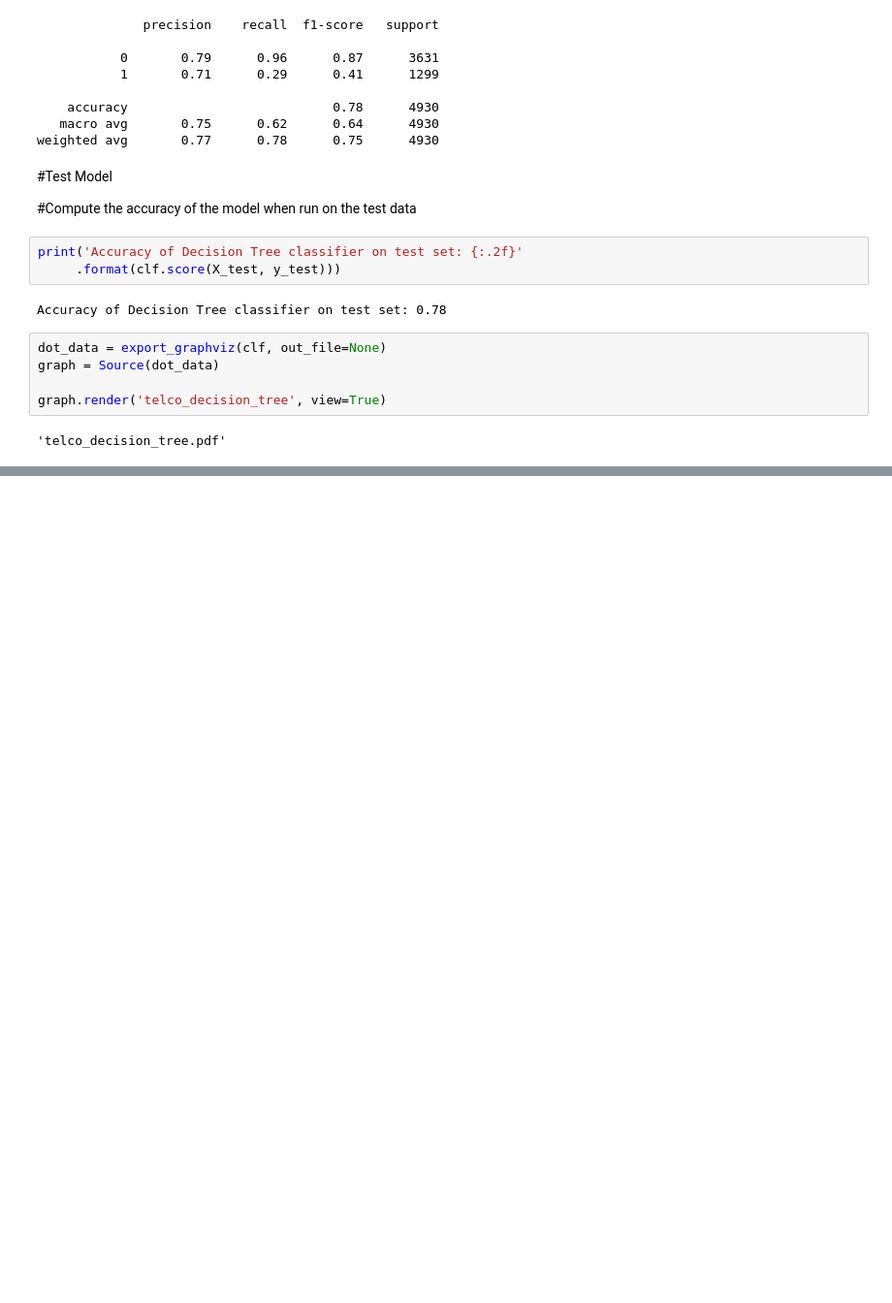
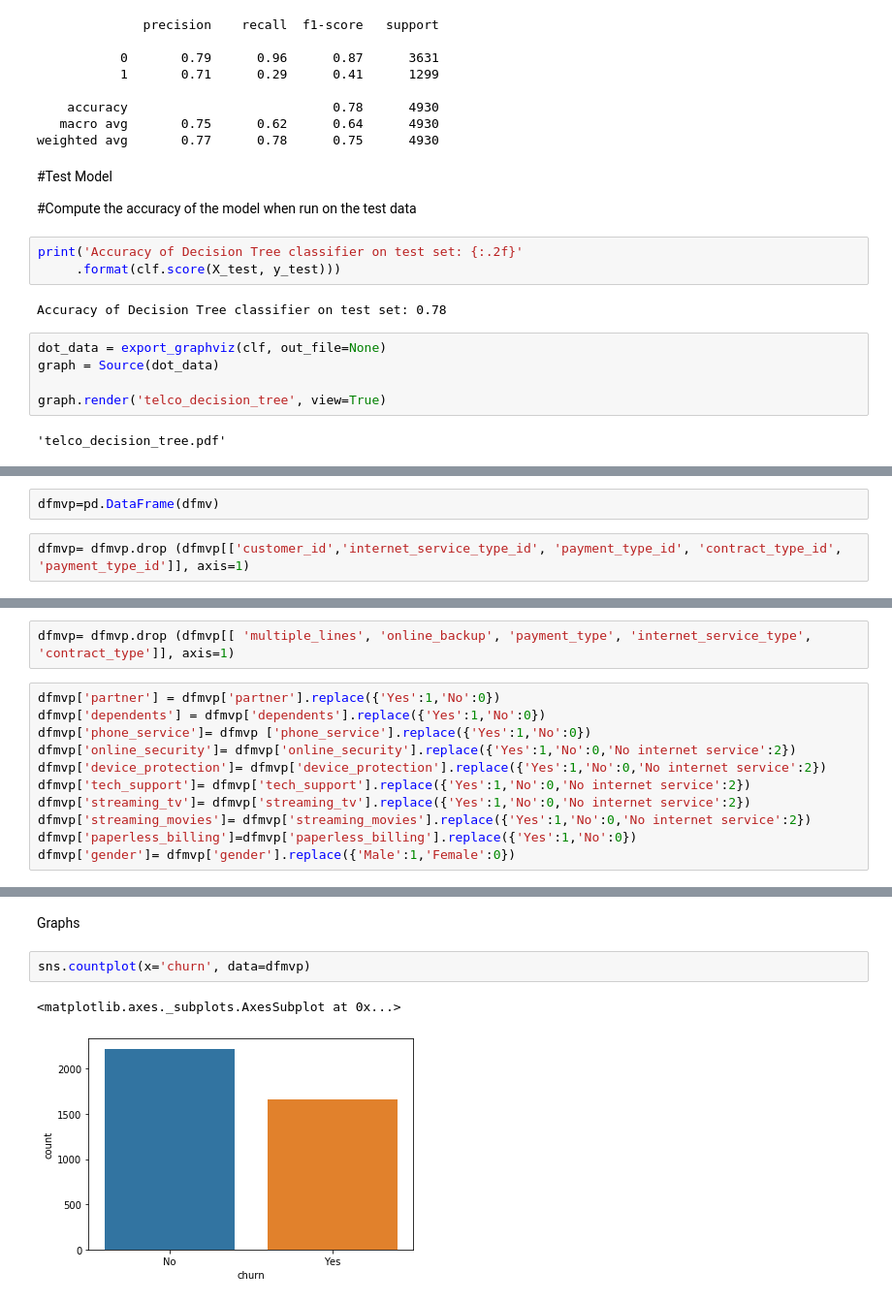
Before and after one commit to Mattsantos541/Telco-Regression-Project, a Jupyter notebook: First worksheet.ipynb, the cells around one changed output, grey strips where cells are left out. Shown at 97% size. Cells and saved outputs as stored; diff of their text form; blank space fills up the shorter version.

```diff
--- a/First worksheet.ipynb
+++ b/First worksheet.ipynb
@@ -303,0 +318,4 @@ graph.render('telco_decision_tree', view=True)
+# %%
+dfmvp=pd.DataFrame(dfmv)
+# %%
+dfmvp= dfmvp.drop (dfmvp[['customer_id','internet_service_type_id', 'payment_type_id', 'contract_type_id', 'payment_type_id']], axis=1)
@@ -303,0 +326,13 @@ graph.render('telco_decision_tree', view=True)
+# %%
+dfmvp= dfmvp.drop (dfmvp[[ 'multiple_lines', 'online_backup', 'payment_type', 'internet_service_type', 'contract_type']], axis=1)
+# %%
+dfmvp['partner'] = dfmvp['partner'].replace({'Yes':1,'No':0})
+dfmvp['dependents'] = dfmvp['dependents'].replace({'Yes':1,'No':0})
+dfmvp['phone_service']= dfmvp ['phone_service'].replace({'Yes':1,'No':0})
+dfmvp['online_security']= dfmvp['online_security'].replace({'Yes':1,'No':0,'No internet service':2})
+dfmvp['device_protection']= dfmvp['device_protection'].replace({'Yes':1,'No':0,'No internet service':2})
+dfmvp['tech_support']= dfmvp['tech_support'].replace({'Yes':1,'No':0,'No internet service':2})
+dfmvp['streaming_tv']= dfmvp['streaming_tv'].replace({'Yes':1,'No':0,'No internet service':2})
+dfmvp['streaming_movies']= dfmvp['streaming_movies'].replace({'Yes':1,'No':0,'No internet service':2})
+dfmvp['paperless_billing']=dfmvp['paperless_billing'].replace({'Yes':1,'No':0})
+dfmvp['gender']= dfmvp['gender'].replace({'Male':1,'Female':0})
@@ -303,0 +348,7 @@ graph.render('telco_decision_tree', view=True)
+# %% [markdown]
+Graphs
+# %%
+sns.countplot(x='churn', data=dfmvp)
+# %% [output]
+<matplotlib.axes._subplots.AxesSubplot at 0x...>
+[figure, added]
```
Also changed, not shown: parts of 60 cells of this notebook, 2 other files.
